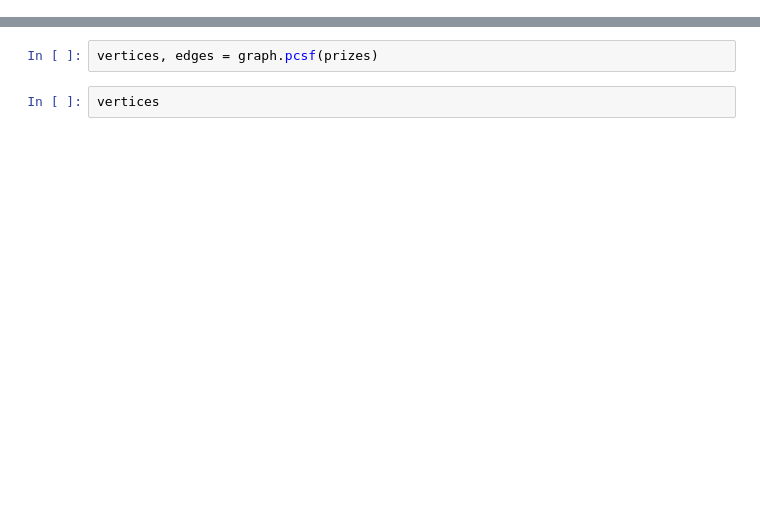
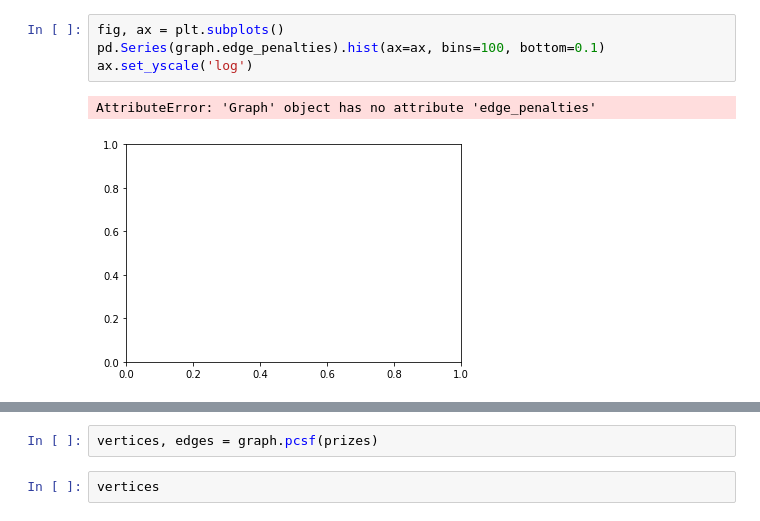
Before and after one commit to fraenkel-lab/OmicsIntegrator2, a Jupyter notebook: src/testing.ipynb, the cells around one changed output, grey strips where cells are left out. Cells and saved outputs as stored; diff of their text form; blank space fills up the shorter version.

```diff
--- a/src/testing.ipynb
+++ b/src/testing.ipynb
@@ -14,3 +50,10 @@ prizes, terminals = graph.prepare_prizes(prize_file)
+# %%
+fig, ax = plt.subplots()
+pd.Series(graph.edge_penalties).hist(ax=ax, bins=100, bottom=0.1)
+ax.set_yscale('log')
+# %% [output]
+AttributeError: 'Graph' object has no attribute 'edge_penalties'
+[figure, added]
 # %%
 terminals
 # %% [output]
```
Also changed, not shown: parts of 11 cells of this notebook, 5 other files.
